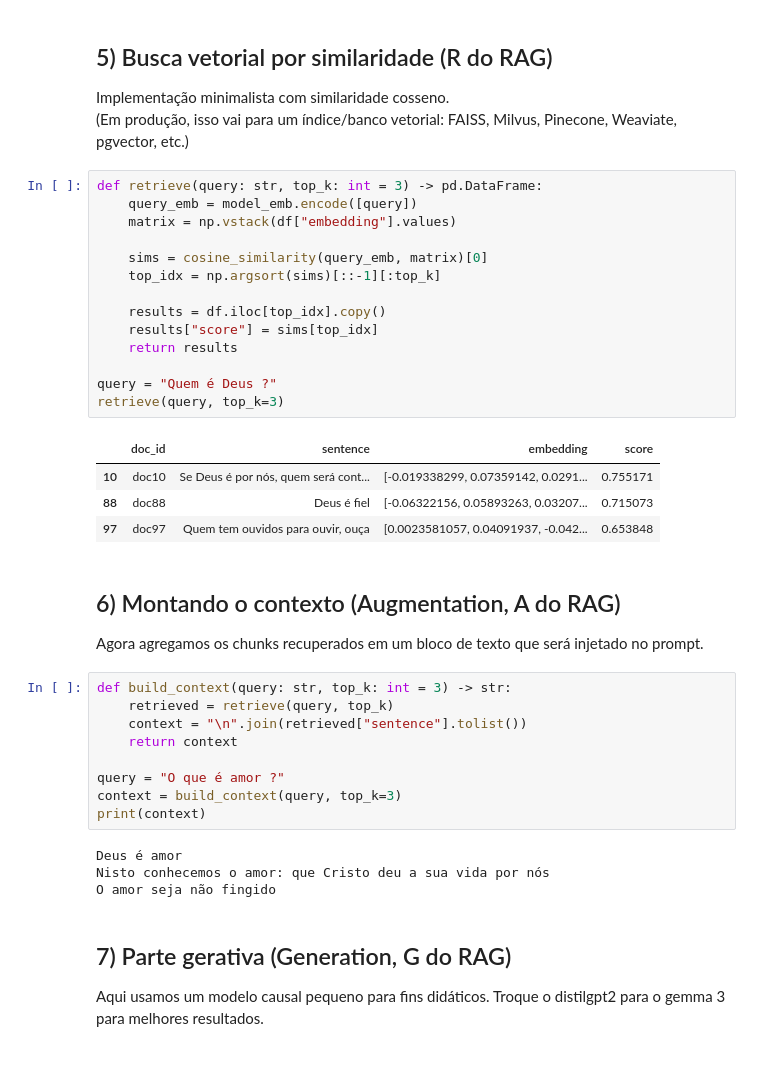
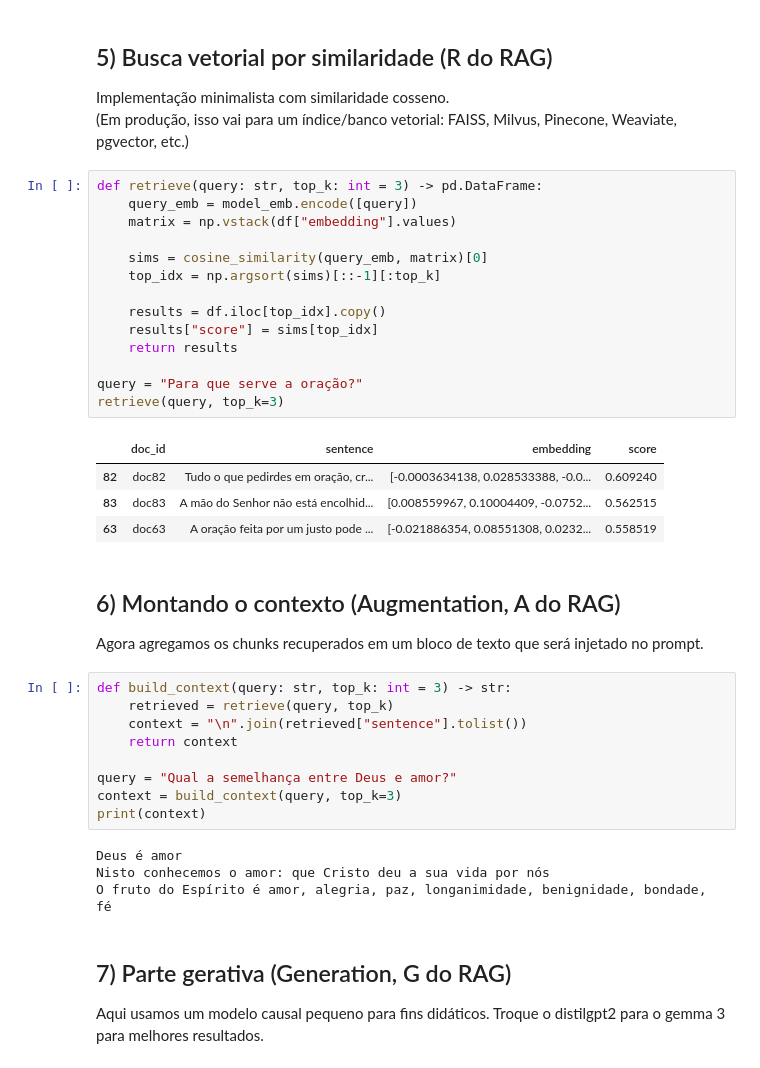
Before and after one commit to Vitorms085/atividades-resolvidas-gsi073, a Jupyter notebook: aula6_retrieval_augmented_generation_rag_alterado.ipynb, the cells around one changed output. Drawn from its saved outputs; the diff is of its cells as text.

```diff
--- a/aula6_retrieval_augmented_generation_rag_alterado.ipynb
+++ b/aula6_retrieval_augmented_generation_rag_alterado.ipynb
@@ -121,22 +121,22 @@ Implementação minimalista com similaridade cosseno.
 # %%
 def retrieve(query: str, top_k: int = 3) -> pd.DataFrame:
     query_emb = model_emb.encode([query])
     matrix = np.vstack(df["embedding"].values)
 
     sims = cosine_similarity(query_emb, matrix)[0]
     top_idx = np.argsort(sims)[::-1][:top_k]
 
     results = df.iloc[top_idx].copy()
     results["score"] = sims[top_idx]
     return results
 
-query = "Quem é Deus ?"
+query = "Para que serve a oração?"
 retrieve(query, top_k=3)
 # %% [output]
 |  | doc_id | sentence | embedding | score |
-| 10 | doc10 | Se Deus é por nós, quem será cont... | [-0.019338299, 0.07359142, 0.0291... | 0.755171 |
-| 88 | doc88 | Deus é fiel | [-0.06322156, 0.05893263, 0.03207... | 0.715073 |
-| 97 | doc97 | Quem tem ouvidos para ouvir, ouça | [0.0023581057, 0.04091937, -0.042... | 0.653848 |
+| 82 | doc82 | Tudo o que pedirdes em oração, cr... | [-0.0003634138, 0.028533388, -0.0... | 0.609240 |
+| 83 | doc83 | A mão do Senhor não está encolhid... | [0.008559967, 0.10004409, -0.0752... | 0.562515 |
+| 63 | doc63 | A oração feita por um justo pode ... | [-0.021886354, 0.08551308, 0.0232... | 0.558519 |
 # %% [markdown]
 ## 6) Montando o contexto (Augmentation, A do RAG)
 
@@ -147,13 +147,13 @@ def build_context(query: str, top_k: int = 3) -> str:
     context = "\n".join(retrieved["sentence"].tolist())
     return context
 
-query = "O que é amor ?"
+query = "Qual a semelhança entre Deus e amor?"
 context = build_context(query, top_k=3)
 print(context)
 # %% [output]
 Deus é amor
 Nisto conhecemos o amor: que Cristo deu a sua vida por nós
-O amor seja não fingido
+O fruto do Espírito é amor, alegria, paz, longanimidade, benignidade, bondade, fé
 # %% [markdown]
 ## 7) Parte gerativa (Generation, G do RAG)
 
```
Also changed, not shown: parts of 2 cells of this notebook.
